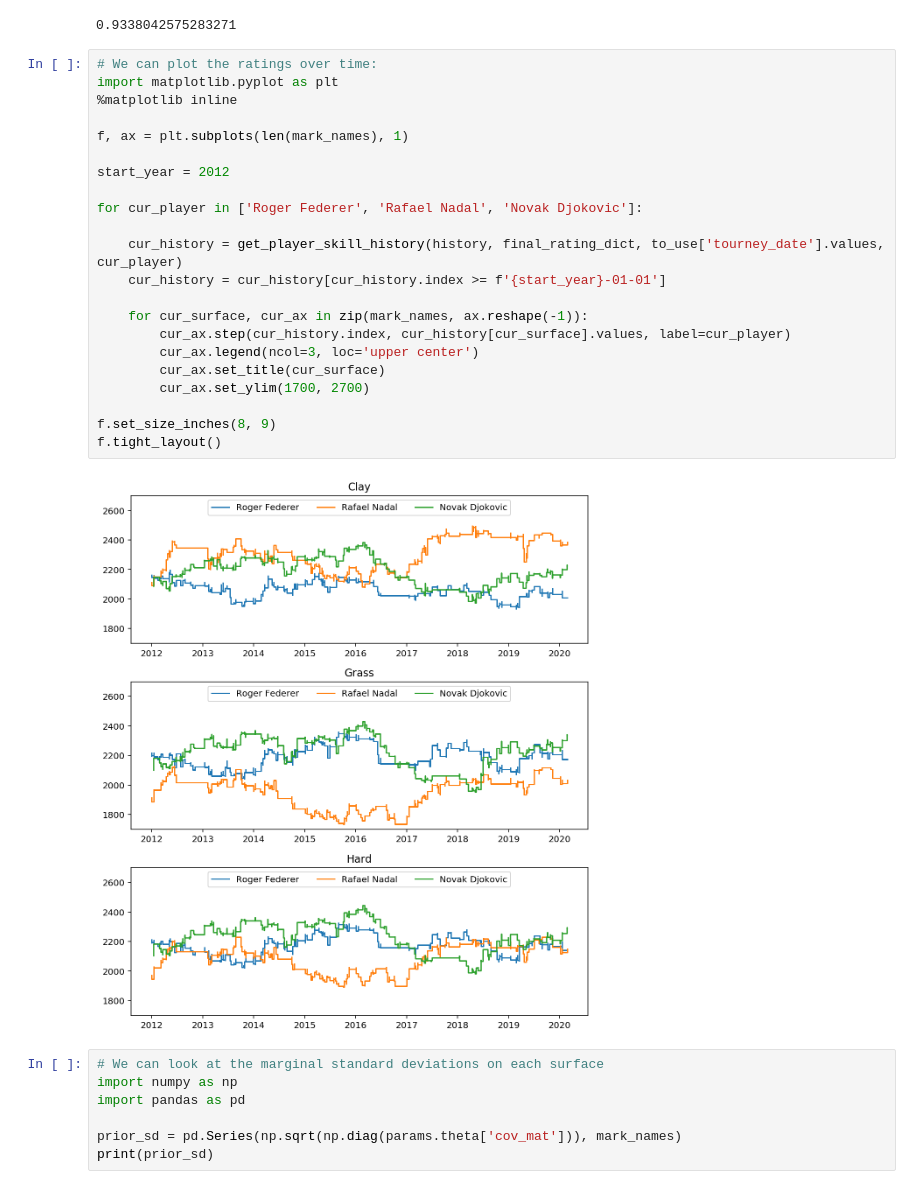
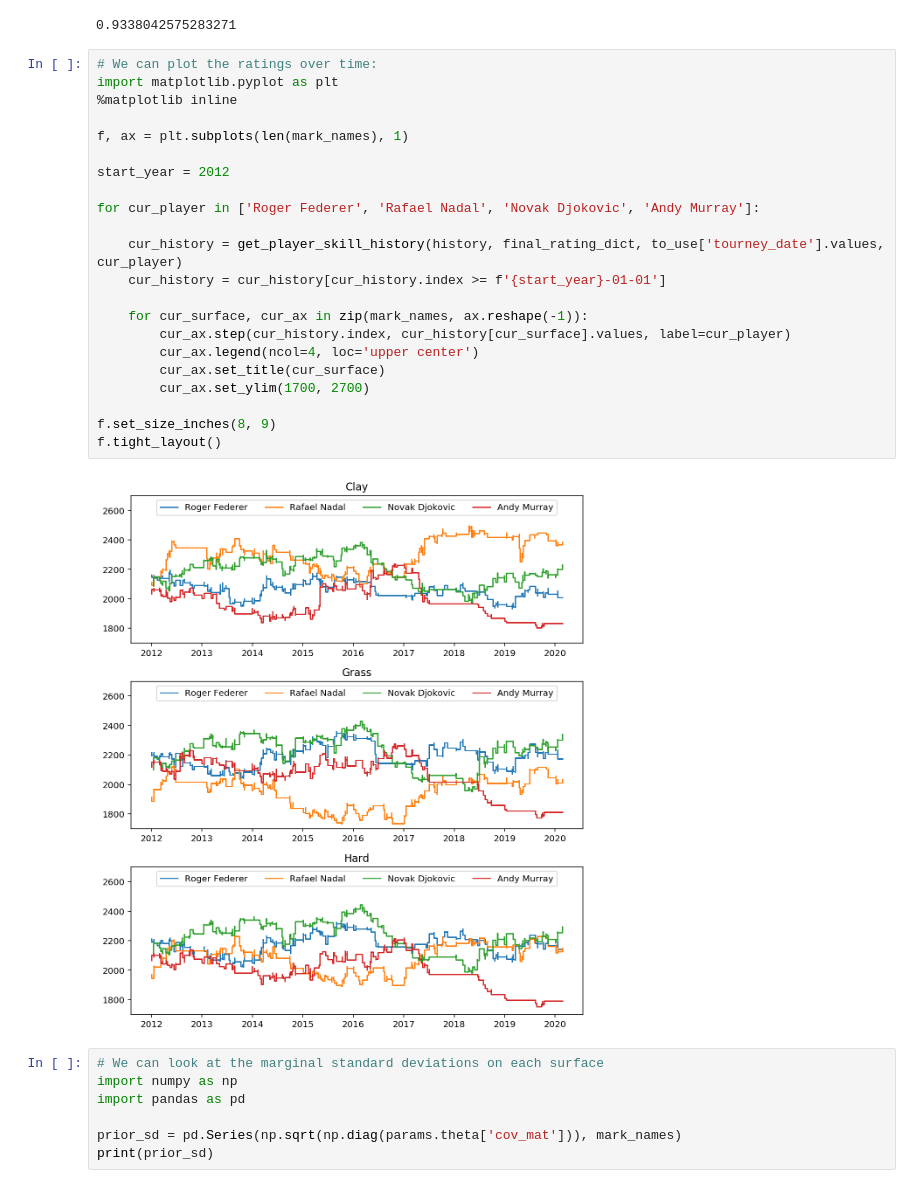
Before and after one commit to martiningram/jax_elo, a Jupyter notebook: examples/Surface model example.ipynb, the cells around one changed output. Drawn from its saved outputs; the diff is of its cells as text.

Commit message:
Add Murray to example and re-run to check

```diff
--- a/examples/Surface model example.ipynb
+++ b/examples/Surface model example.ipynb
@@ -74,27 +74,27 @@ predict(final_rating_dict, params, 'Roger Federer', 'Tennys Sandgren', 'Hard', m
 # %%
 # We can plot the ratings over time:
 import matplotlib.pyplot as plt
 %matplotlib inline
 
 f, ax = plt.subplots(len(mark_names), 1)
 
 start_year = 2012
 
-for cur_player in ['Roger Federer', 'Rafael Nadal', 'Novak Djokovic']:
+for cur_player in ['Roger Federer', 'Rafael Nadal', 'Novak Djokovic', 'Andy Murray']:
 
     cur_history = get_player_skill_history(history, final_rating_dict, to_use['tourney_date'].values, cur_player)
     cur_history = cur_history[cur_history.index >= f'{start_year}-01-01']
 
     for cur_surface, cur_ax in zip(mark_names, ax.reshape(-1)):
         cur_ax.step(cur_history.index, cur_history[cur_surface].values, label=cur_player)
-        cur_ax.legend(ncol=3, loc='upper center')
+        cur_ax.legend(ncol=4, loc='upper center')
         cur_ax.set_title(cur_surface)
         cur_ax.set_ylim(1700, 2700)
 
 f.set_size_inches(8, 9)
 f.tight_layout()
 # %% [output]
-[figure, old version]
+[figure, new version]
 # %%
 # We can look at the marginal standard deviations on each surface
 import numpy as np
```
Also changed, not shown: 2 other files.
